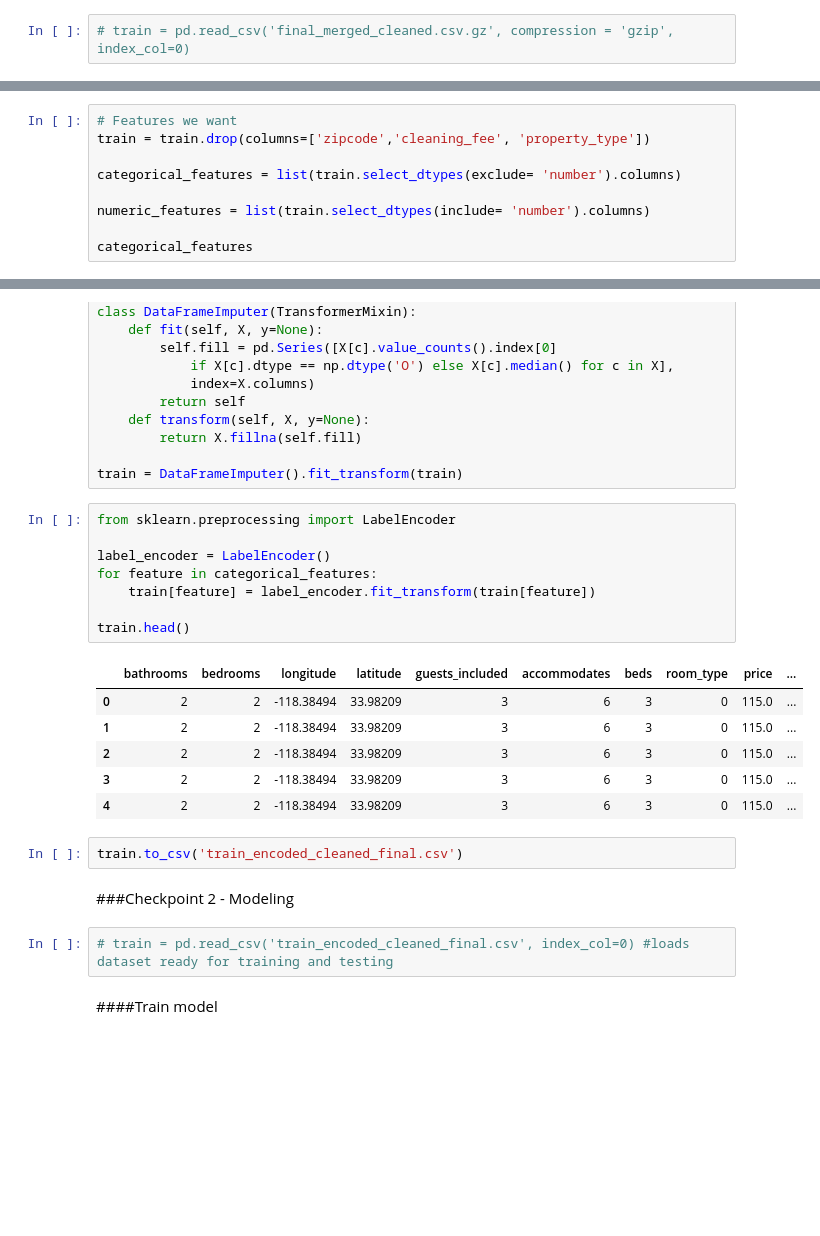
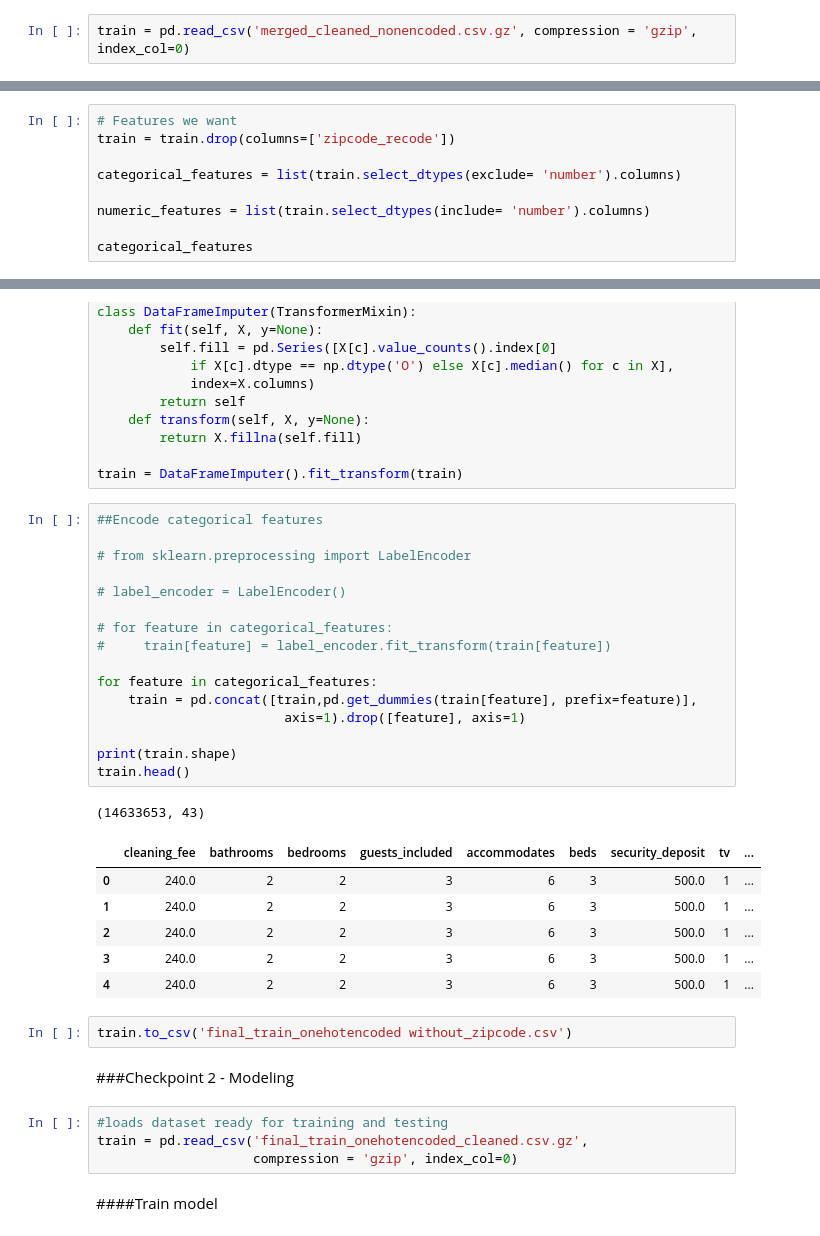
Before and after one commit to bw-airbnb-team-3/data-engineering, a Jupyter notebook: notebooks/Refined_final_model_DS_AirBnB_Team3.ipynb, the cells around one changed output, grey strips where cells are left out. Drawn from its saved outputs; the diff is of its cells as text; blank space fills up the shorter version.

```diff
--- a/notebooks/Refined_final_model_DS_AirBnB_Team3.ipynb
+++ b/notebooks/Refined_final_model_DS_AirBnB_Team3.ipynb
@@ -201,10 +206,10 @@ Dataframe saved and can be loaded
 # %%
-# train = pd.read_csv('final_merged_cleaned.csv.gz', compression = 'gzip', index_col=0)
+train = pd.read_csv('merged_cleaned_nonencoded.csv.gz', compression = 'gzip', index_col=0)
 # %% [markdown]
 next will do a linear regression model for a baseline
 # %%
 # Features we want
-train = train.drop(columns=['zipcode','cleaning_fee', 'property_type'])
+train = train.drop(columns=['zipcode_recode'])
 
 categorical_features = list(train.select_dtypes(exclude= 'number').columns)
 
@@ -255,25 +234,36 @@ class DataFrameImputer(TransformerMixin):
 
 train = DataFrameImputer().fit_transform(train)
 # %%
-from sklearn.preprocessing import LabelEncoder
+##Encode categorical features
 
-label_encoder = LabelEncoder()
+# from sklearn.preprocessing import LabelEncoder
+
+# label_encoder = LabelEncoder()
+
+# for feature in categorical_features:
+#     train[feature] = label_encoder.fit_transform(train[feature])
+
 for feature in categorical_features:
-    train[feature] = label_encoder.fit_transform(train[feature])
+    train = pd.concat([train,pd.get_dummies(train[feature], prefix=feature)],
+                        axis=1).drop([feature], axis=1)
 
+print(train.shape)
 train.head()
 # %% [output]
+(14633653, 43)
-|  | bathrooms | bedrooms | longitude | latitude | guests_included | accommodates | beds | room_type | price | ... |
-| 0 | 2 | 2 | -118.38494 | 33.98209 | 3 | 6 | 3 | 0 | 115.0 | ... |
-| 1 | 2 | 2 | -118.38494 | 33.98209 | 3 | 6 | 3 | 0 | 115.0 | ... |
-| 2 | 2 | 2 | -118.38494 | 33.98209 | 3 | 6 | 3 | 0 | 115.0 | ... |
-| 3 | 2 | 2 | -118.38494 | 33.98209 | 3 | 6 | 3 | 0 | 115.0 | ... |
-| 4 | 2 | 2 | -118.38494 | 33.98209 | 3 | 6 | 3 | 0 | 115.0 | ... |
+|  | cleaning_fee | bathrooms | bedrooms | guests_included | accommodates | beds | security_deposit | tv | ... |
+| 0 | 240.0 | 2 | 2 | 3 | 6 | 3 | 500.0 | 1 | ... |
+| 1 | 240.0 | 2 | 2 | 3 | 6 | 3 | 500.0 | 1 | ... |
+| 2 | 240.0 | 2 | 2 | 3 | 6 | 3 | 500.0 | 1 | ... |
+| 3 | 240.0 | 2 | 2 | 3 | 6 | 3 | 500.0 | 1 | ... |
+| 4 | 240.0 | 2 | 2 | 3 | 6 | 3 | 500.0 | 1 | ... |
 # %%
-train.to_csv('train_encoded_cleaned_final.csv')
+train.to_csv('final_train_onehotencoded without_zipcode.csv')
 # %% [markdown]
 ###Checkpoint 2 - Modeling
 # %%
-# train = pd.read_csv('train_encoded_cleaned_final.csv', index_col=0) #loads dataset ready for training and testing
+#loads dataset ready for training and testing
+train = pd.read_csv('final_train_onehotencoded_cleaned.csv.gz',
+                    compression = 'gzip', index_col=0)
 # %% [markdown]
 ####Train model
```
Also changed, not shown: parts of 28 cells of this notebook, 2 other files.
